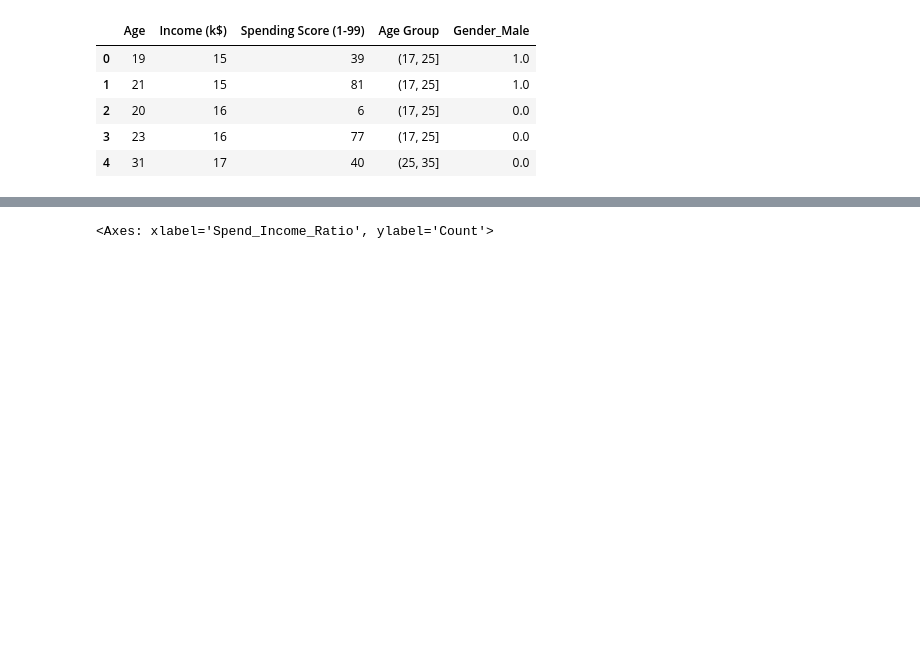
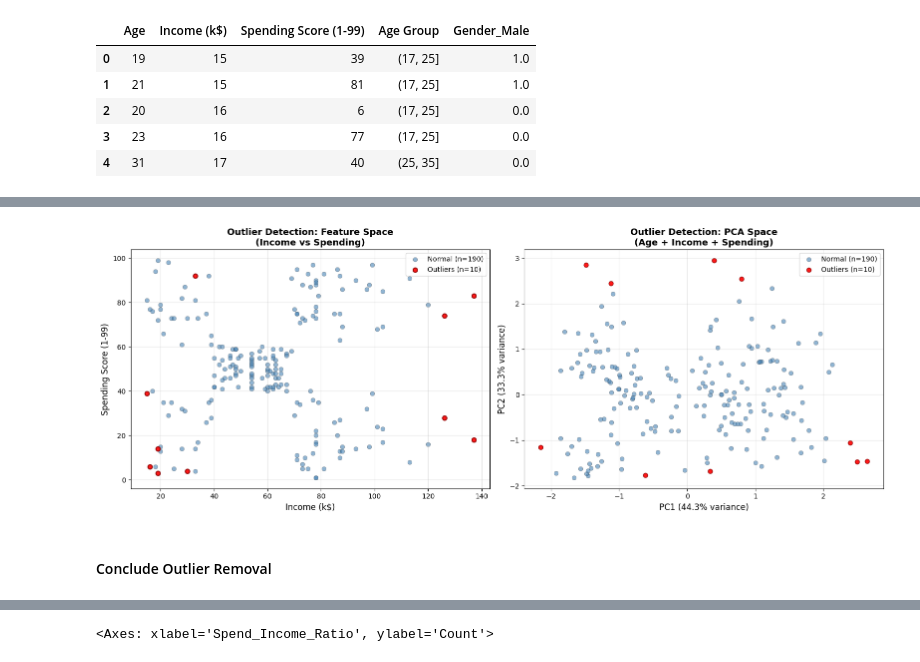
Before and after one commit to lokejer/AIML-clustering-timeseries, a Jupyter notebook: p2510707_CA2_PartA_JeromeLoke.ipynb, the cells around one changed output, grey strips where cells are left out. Drawn from its saved outputs; the diff is of its cells as text; code cells hidden in the pictures; blank space fills up the shorter version.

```diff
--- a/p2510707_CA2_PartA_JeromeLoke.ipynb
+++ b/p2510707_CA2_PartA_JeromeLoke.ipynb
@@ -412,0 +452,61 @@ We scaled all our features using StandardScaler in our pipeline below (in STAGE
+# %%
+# visualize outliers in both feature space and PCA space
+fig, axes = plt.subplots(1, 2, figsize=(16, 6))
+
+# feature Space: Income vs Spending
+axes[0].scatter(
+  normal["Income (k$)"],
+  normal["Spending Score (1-99)"],
+  alpha=0.6, s=40, color='steelblue',
+  label=f'Normal (n={n_normal})',
+  edgecolors='black', linewidth=0.3
+)
+
+if n_outliers > 0:
+  axes[0].scatter(
+    outliers["Income (k$)"],
+    outliers["Spending Score (1-99)"],
+    alpha=0.9, s=40, color='red', marker='o',
+    label=f'Outliers (n={n_outliers})',
+    edgecolors='darkred', linewidth=1.5
+  )
+
+axes[0].set_xlabel("Income (k$)", fontsize=12)
+axes[0].set_ylabel("Spending Score (1-99)", fontsize=12)
+axes[0].set_title("Outlier Detection: Feature Space\n(Income vs Spending)", fontsize=13, fontweight='bold')
+axes[0].legend(loc='best')
+axes[0].grid(True, alpha=0.3)
+
+# PCA Space: compressed features
+normal_pca = df[df['Outlier'] == 1]
+axes[1].scatter(
+  normal_pca['PCA1'],
+  normal_pca['PCA2'],
+  alpha=0.6, s=40, color='steelblue',
+  label=f'Normal (n={n_normal})',
+  edgecolors='black', linewidth=0.3
+)
+
+if n_outliers > 0:
+  outliers_pca = df[df['Outlier'] == -1]
+  axes[1].scatter(
+    outliers_pca['PCA1'],
+    outliers_pca['PCA2'],
+    alpha=0.9, s=40, color='red', marker='o',
+    label=f'Outliers (n={n_outliers})',
+    edgecolors='darkred',
+  )
+
+var_explained = pca.explained_variance_ratio_
+axes[1].set_xlabel(f"PC1 ({var_explained[0]*100:.1f}% variance)", fontsize=12)
+axes[1].set_ylabel(f"PC2 ({var_explained[1]*100:.1f}% variance)", fontsize=12)
+axes[1].set_title("Outlier Detection: PCA Space\n(Age + Income + Spending)", fontsize=13, fontweight='bold')
+axes[1].legend(loc='best')
+axes[1].grid(True, alpha=0.3)
+
+plt.tight_layout()
+plt.show()
+# %% [output]
+[figure, added]
+# %% [markdown]
+#### Conclude Outlier Removal
```
Also changed, not shown: parts of 23 cells of this notebook, 1 other file.
